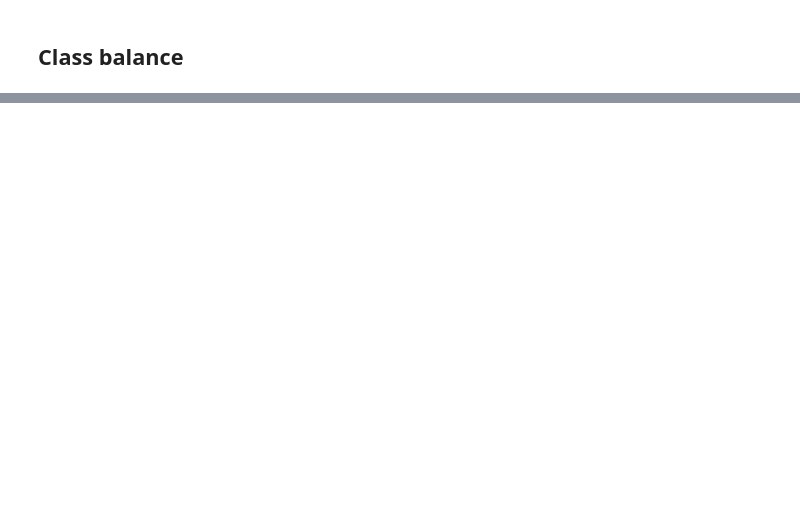
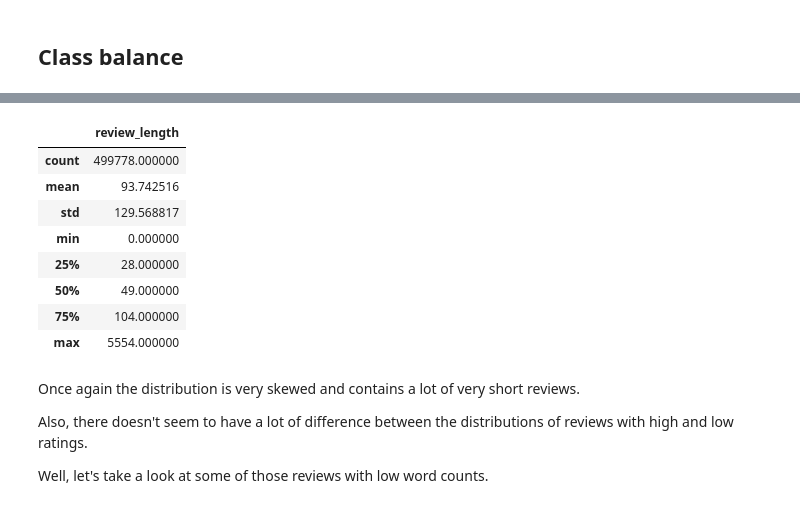
Before and after one commit to JoseHJBlanco/Fivestars, a Jupyter notebook: develop/02-EDA.ipynb, the cells around one changed output, grey strips where cells are left out. Drawn from its saved outputs; the diff is of its cells as text; code cells hidden in the pictures; blank space fills up the shorter version.

```diff
--- a/develop/02-EDA.ipynb
+++ b/develop/02-EDA.ipynb
@@ -22,5 +45,6 @@ sns.set_style('whitegrid')
 # %%
 spark = ps.sql.SparkSession.builder\
-                            .master('local[4]')\
+                            .master('local[6]')\
+                            .config('spark.driver.memory', '8g')\
                             .appName('eda')\
                             .getOrCreate()
@@ -27,2 +78,7 @@ spark = ps.sql.SparkSession.builder\
+# %%
+test_size = 1e5
+dev_size = 5e5
+train_size = n_entries - test_size - dev_size
+train, dev, test = amazon.randomSplit([train_size, dev_size, test_size], seed=42)
 # %% [markdown]
 ## Class balance
@@ -62,0 +181,18 @@ query = spark.sql('''
+# %%
+review_lengths.describe()
+# %% [output]
+|  | review_length |
+| count | 499778.000000 |
+| mean | 93.742516 |
+| std | 129.568817 |
+| min | 0.000000 |
+| 25% | 28.000000 |
+| 50% | 49.000000 |
+| 75% | 104.000000 |
+| max | 5554.000000 |
+# %% [markdown]
+Once again the distribution is very skewed and contains a lot of very short reviews.
+
+Also, there doesn't seem to have a lot of difference between the distributions of reviews with high and low ratings.
+
+Well, let's take a look at some of those reviews with low word counts.
```
Also changed, not shown: parts of 31 cells of this notebook, 1 other file.
